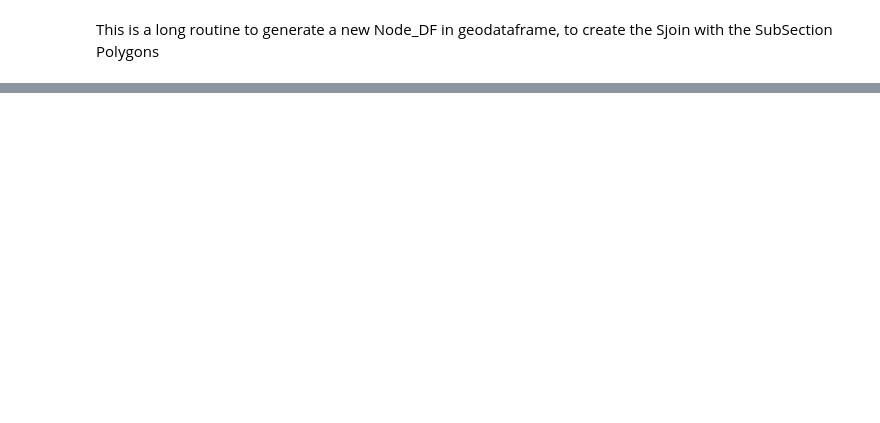
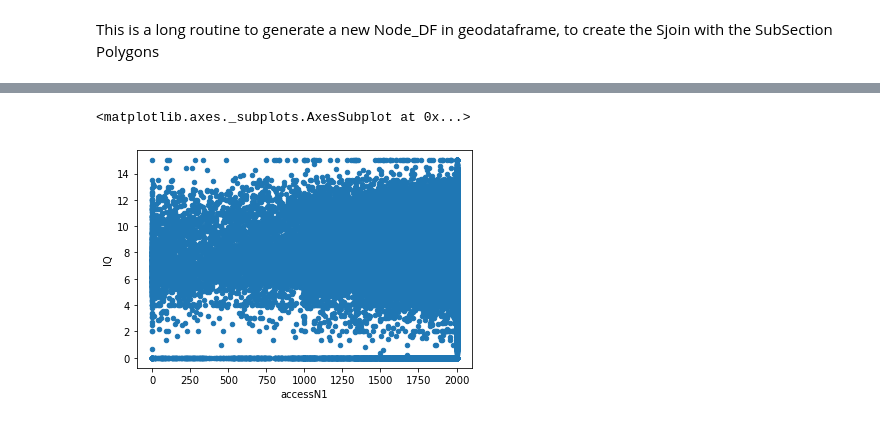
Before and after one commit to fillipefeitosa/gettin, a Jupyter notebook: pandana/School Accessibility to Portugal.ipynb, the cells around one changed output, grey strips where cells are left out. Saved outputs shown, nothing was run; the diff lists cells and outputs as text; code cells hidden in the pictures; blank space fills up the shorter version.

```diff
--- a/pandana/School Accessibility to Portugal.ipynb
+++ b/pandana/School Accessibility to Portugal.ipynb
@@ -128,0 +130,6 @@ polygons.head()
+# %%
+# Plot results
+resultDf.plot(kind='scatter', x='accessN1', y ='IQ')
+# %% [output]
+<matplotlib.axes._subplots.AxesSubplot at 0x...>
+[figure, added]
```
Also changed, not shown: parts of 25 cells of this notebook.
